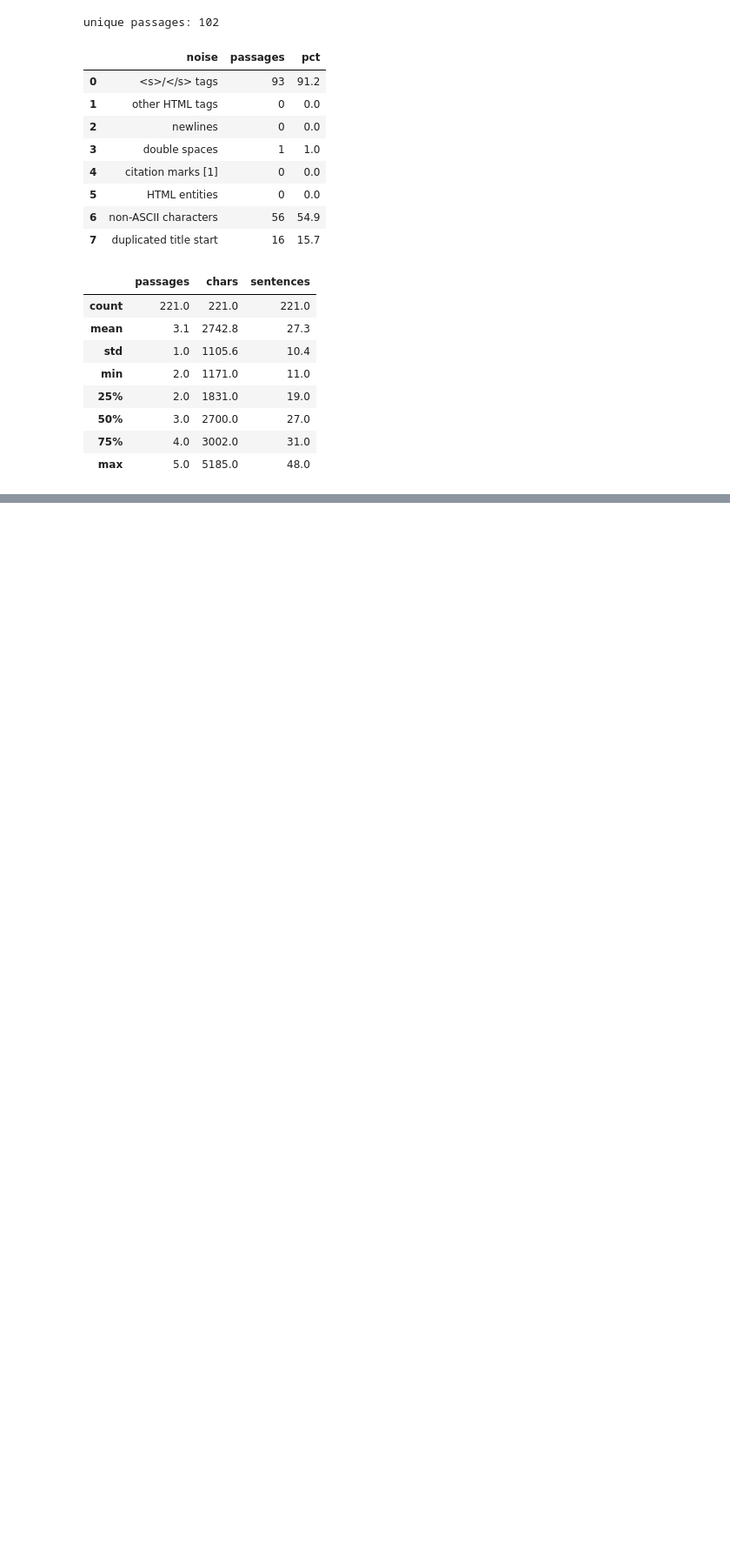
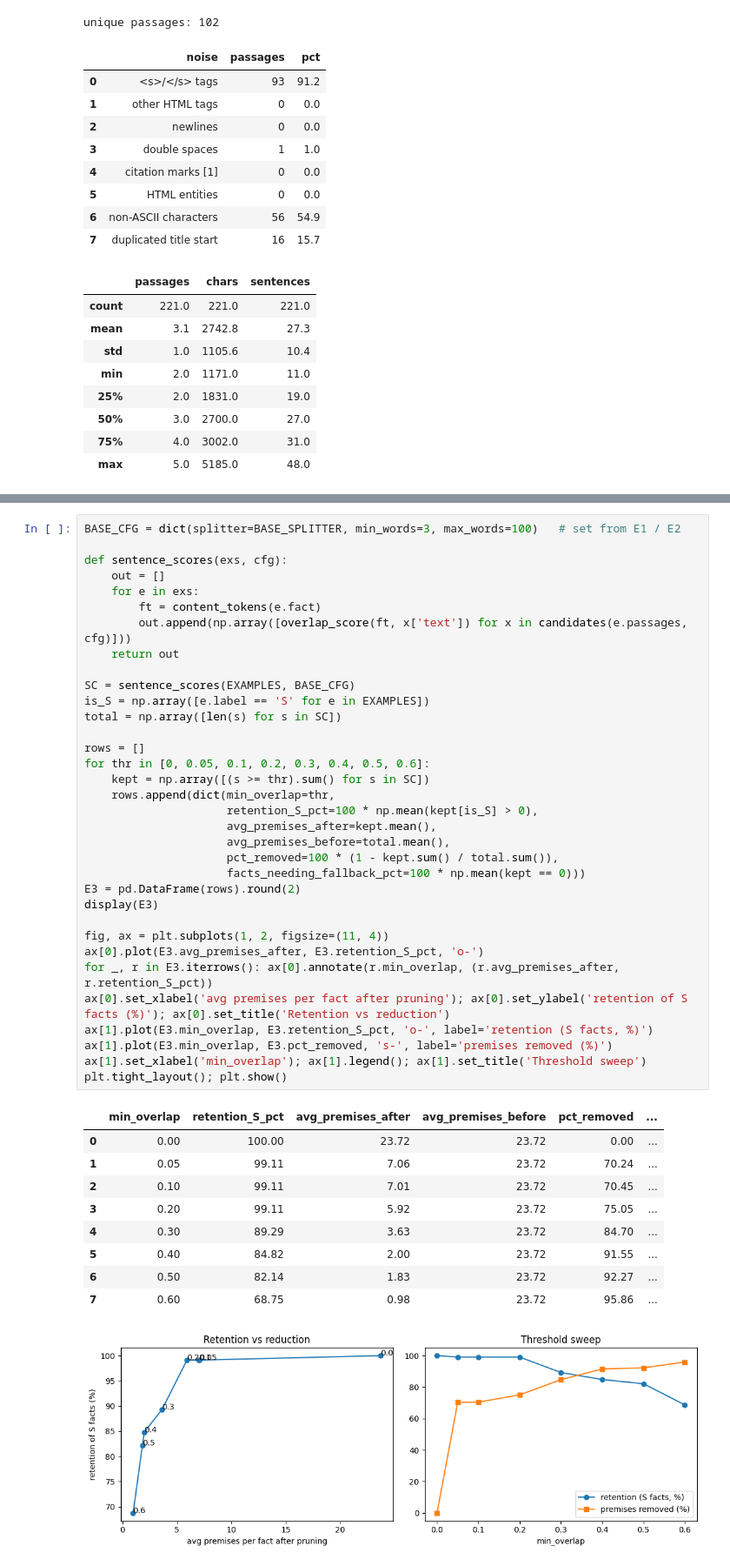
Before and after one commit to Savithmee/Deep-Learning-CW-, a Jupyter notebook: EntailmentPreprocessing.ipynb, the cells around one changed output, grey strips where cells are left out. Shown at 87% size. Saved outputs shown, nothing was run; the diff lists cells and outputs as text; blank space fills up the shorter version.

Commit message:
Pruning

```diff
--- a/EntailmentPreprocessing.ipynb
+++ b/EntailmentPreprocessing.ipynb
@@ -360,0 +361,45 @@ display(E2)
+# %%
+BASE_CFG = dict(splitter=BASE_SPLITTER, min_words=3, max_words=100)   # set from E1 / E2
+
+def sentence_scores(exs, cfg):
+    out = []
+    for e in exs:
+        ft = content_tokens(e.fact)
+        out.append(np.array([overlap_score(ft, x['text']) for x in candidates(e.passages, cfg)]))
+    return out
+
+SC = sentence_scores(EXAMPLES, BASE_CFG)
+is_S = np.array([e.label == 'S' for e in EXAMPLES])
+total = np.array([len(s) for s in SC])
+
+rows = []
+for thr in [0, 0.05, 0.1, 0.2, 0.3, 0.4, 0.5, 0.6]:
+    kept = np.array([(s >= thr).sum() for s in SC])
+    rows.append(dict(min_overlap=thr,
+                     retention_S_pct=100 * np.mean(kept[is_S] > 0),
+                     avg_premises_after=kept.mean(),
+                     avg_premises_before=total.mean(),
+                     pct_removed=100 * (1 - kept.sum() / total.sum()),
+                     facts_needing_fallback_pct=100 * np.mean(kept == 0)))
+E3 = pd.DataFrame(rows).round(2)
+display(E3)
+
+fig, ax = plt.subplots(1, 2, figsize=(11, 4))
+ax[0].plot(E3.avg_premises_after, E3.retention_S_pct, 'o-')
+for _, r in E3.iterrows(): ax[0].annotate(r.min_overlap, (r.avg_premises_after, r.retention_S_pct))
+ax[0].set_xlabel('avg premises per fact after pruning'); ax[0].set_ylabel('retention of S facts (%)'); ax[0].set_title('Retention vs reduction')
+ax[1].plot(E3.min_overlap, E3.retention_S_pct, 'o-', label='retention (S facts, %)')
+ax[1].plot(E3.min_overlap, E3.pct_removed, 's-', label='premises removed (%)')
+ax[1].set_xlabel('min_overlap'); ax[1].legend(); ax[1].set_title('Threshold sweep')
+plt.tight_layout(); plt.show()
+# %% [output]
+|  | min_overlap | retention_S_pct | avg_premises_after | avg_premises_before | pct_removed | ... |
+| 0 | 0.00 | 100.00 | 23.72 | 23.72 | 0.00 | ... |
+| 1 | 0.05 | 99.11 | 7.06 | 23.72 | 70.24 | ... |
+| 2 | 0.10 | 99.11 | 7.01 | 23.72 | 70.45 | ... |
+| 3 | 0.20 | 99.11 | 5.92 | 23.72 | 75.05 | ... |
+| 4 | 0.30 | 89.29 | 3.63 | 23.72 | 84.70 | ... |
+| 5 | 0.40 | 84.82 | 2.00 | 23.72 | 91.55 | ... |
+| 6 | 0.50 | 82.14 | 1.83 | 23.72 | 92.27 | ... |
+| 7 | 0.60 | 68.75 | 0.98 | 23.72 | 95.86 | ... |
+[figure, added]
```
Also changed, not shown: parts of 2 cells of this notebook.
